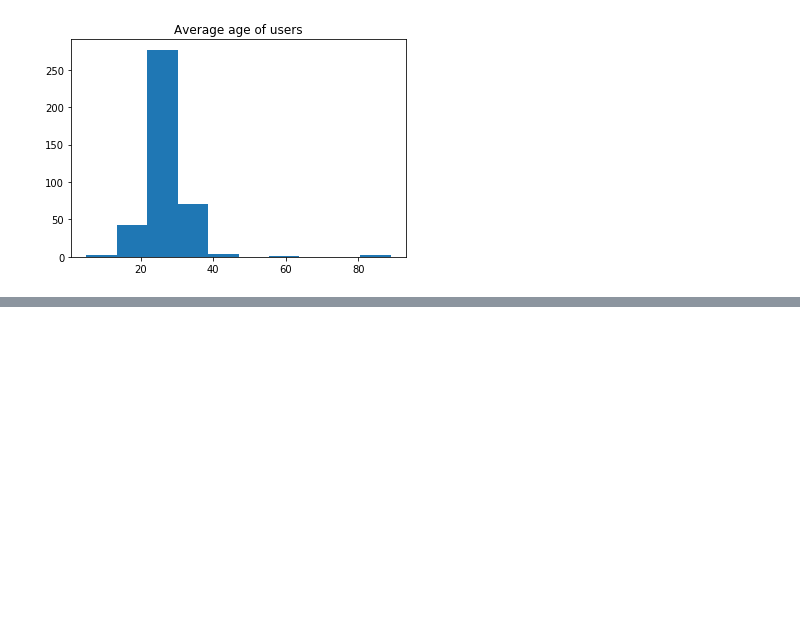
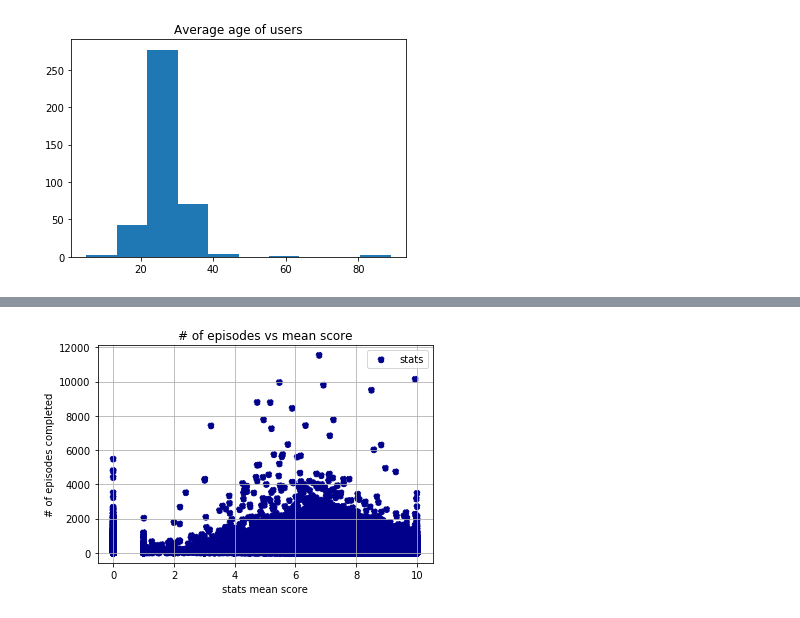
Before and after one commit to wongalex349/BigDataAnalytics, a Jupyter notebook: AnimeList.ipynb, the cells around one changed output, grey strips where cells are left out. Saved outputs shown, nothing was run; the diff lists cells and outputs as text; code cells hidden in the pictures; blank space fills up the shorter version.

```diff
--- a/AnimeList.ipynb
+++ b/AnimeList.ipynb
@@ -106,0 +150,17 @@ Name: birth_date, dtype: float64
+# %%
+# Is there a correlation between the statistics how people rate episodes and the number of episodes they watch
+x = file[['stats_mean_score']];
+x = np.array(x);
+x = x.ravel();
+y = file[['user_completed']];
+y = np.array(y);
+y = y.ravel();
+plt.scatter(x,y,color='darkblue',linestyle='--',label = "stats")
+plt.ylabel('# of episodes completed');
+plt.xlabel('stats mean score');
+plt.title('# of episodes vs mean score');
+plt.legend();
+plt.grid();
+plt.show();
+# %% [output]
+[figure, added]
```
Also changed, not shown: parts of 11 cells of this notebook.
